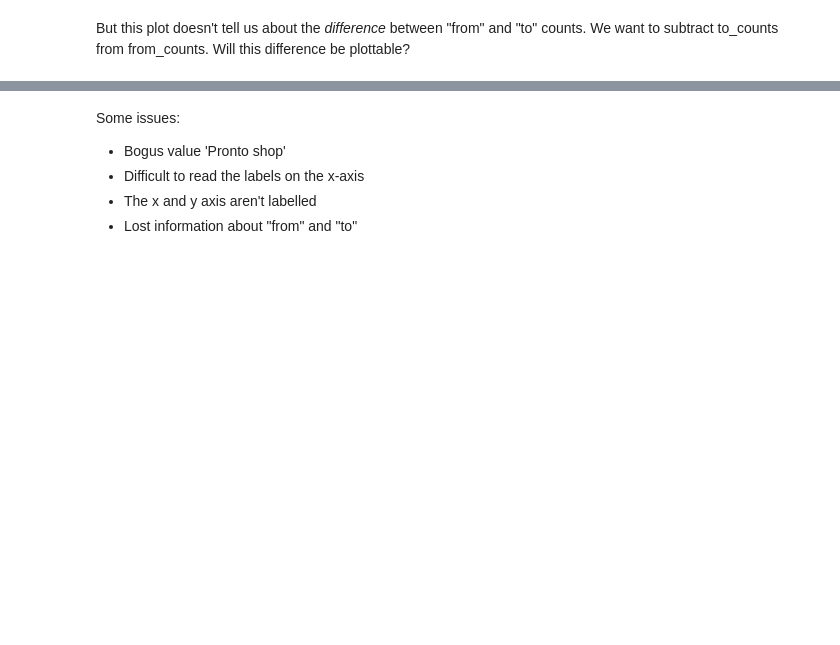
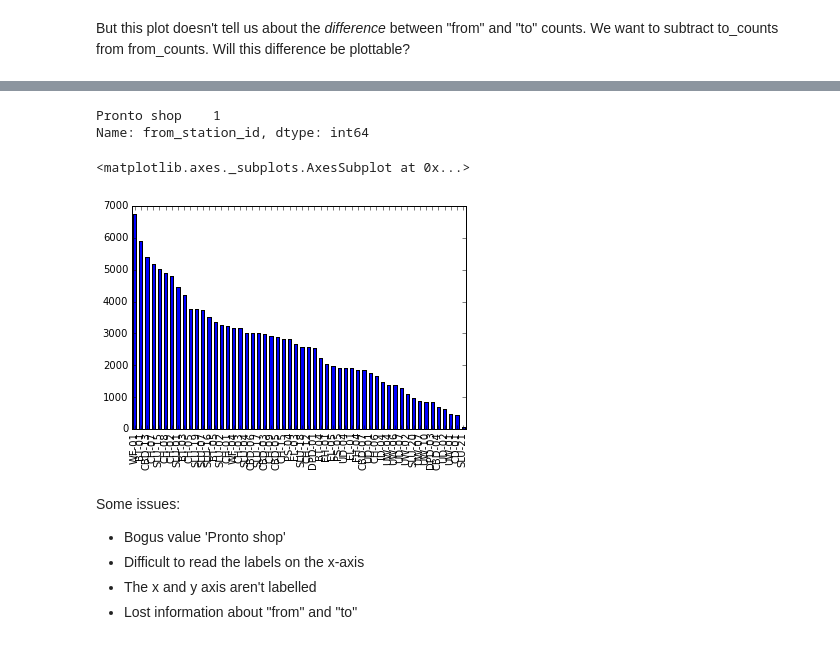
Before and after one commit to UWSEDS/LectureNotes, a Jupyter notebook: 05-Visualization-in-Python/Visualization in Python.ipynb, the cells around one changed output, grey strips where cells are left out. Cells and saved outputs as stored; diff of their text form; code cells hidden in the pictures; blank space fills up the shorter version.

Commit message:
Notebook from visualization class

```diff
--- a/05-Visualization-in-Python/Visualization in Python.ipynb
+++ b/05-Visualization-in-Python/Visualization in Python.ipynb
@@ -72,3 +94,13 @@ But this plot doesn't tell us about the *difference* between "from" and "to" cou
+# %%
+from_counts[from_counts.index=='Pronto shop']
+# %% [output]
+Pronto shop    1
+Name: from_station_id, dtype: int64
+# %%
+from_counts[from_counts.index!='Pronto shop'].plot.bar()
+# %% [output]
+<matplotlib.axes._subplots.AxesSubplot at 0x...>
+[figure, added]
 # %% [markdown]
 Some issues:
 - Bogus value 'Pronto shop'
```
Also changed, not shown: parts of 33 cells of this notebook.
